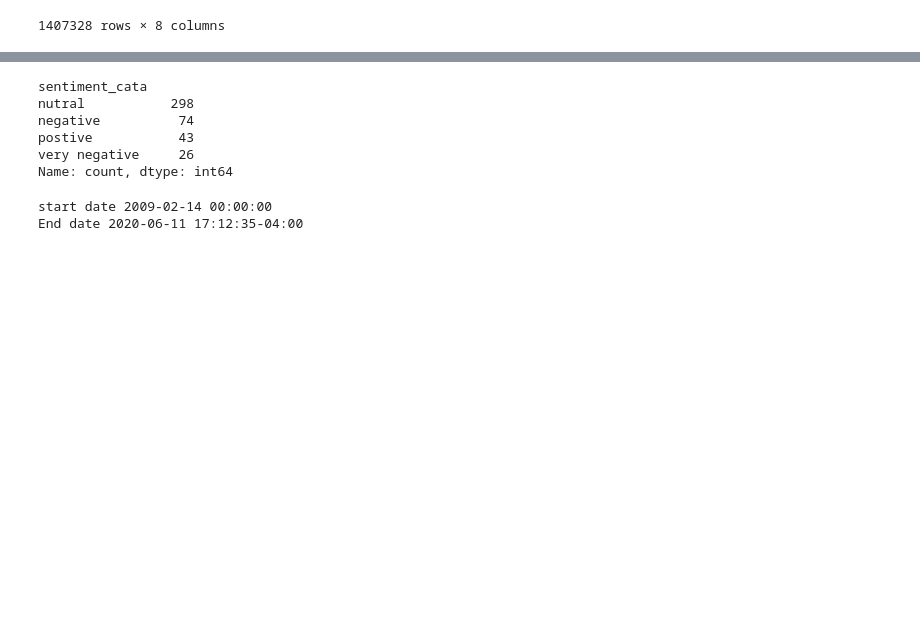
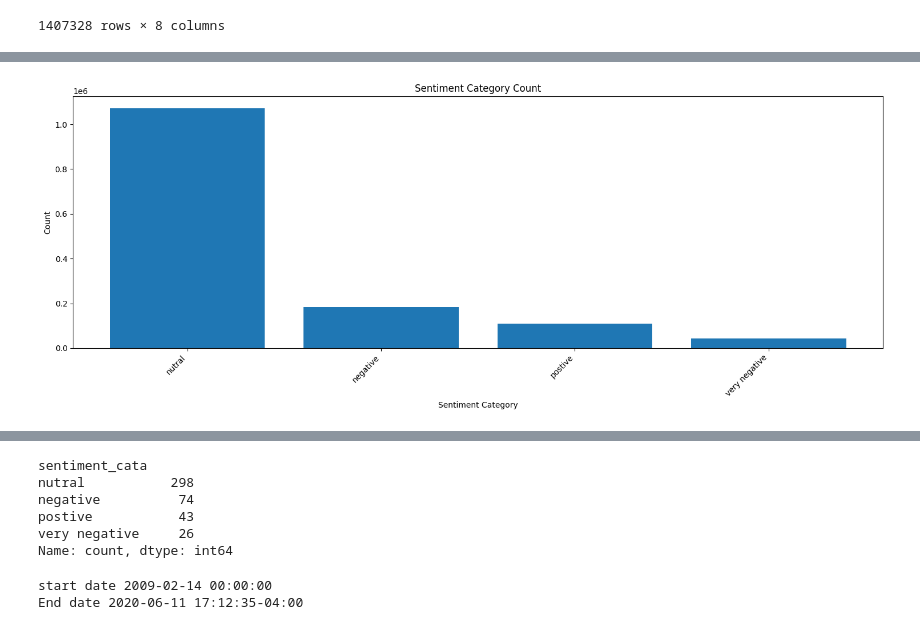
Before and after one commit to davekindea/Week1, a Jupyter notebook: notebooks/rawAnalysisOfSentiment.ipynb, the cells around one changed output, grey strips where cells are left out. Cells and saved outputs as stored; diff of their text form; code cells hidden in the pictures; blank space fills up the shorter version.

Commit message:
update the Text Analysis(Sentiment analysis & Topic Modeling)

```diff
--- a/notebooks/rawAnalysisOfSentiment.ipynb
+++ b/notebooks/rawAnalysisOfSentiment.ipynb
@@ -119,6 +128,6 @@ sentiment_data
 | 1407327 | 1413848 | China Zenix Auto International Op... | https://www.benzinga.com/news/ipo... | Allie Wickman | 2011-05-12 00:00:00 | ZX | 0.0000 | nutral |
 1407328 rows × 8 columns
 # %%
-sentiment_data=sentiment_data["sentiment_cata"].value_counts()
-sentiment_data
+sentiment_data_count=sentiment_data["sentiment_cata"].value_counts()
+sentiment_data_count
 # %% [output]
@@ -125,0 +140,4 @@ KeyError: 'sentiment_cata'
+# %%
+sentiment_data_count_data=sentiment_data_count.reset_index()
+sentiment_data_count_data.columns=["sentiment_cata","Count"]
+sentiment_data_count_data.head()
@@ -125,0 +150,15 @@ KeyError: 'sentiment_cata'
+# %%
+plt.figure(figsize=(15, 6))
+
+plt.bar(sentiment_data_count_data["sentiment_cata"], sentiment_data_count_data["Count"])
+
+plt.xlabel("Sentiment Category")
+plt.ylabel("Count")
+plt.title("Sentiment Category Count")
+plt.xticks(rotation=45, ha="right")
+
+
+plt.tight_layout()
+plt.show()
+# %% [output]
+[figure, added]
```
Also changed, not shown: parts of 38 cells of this notebook.
